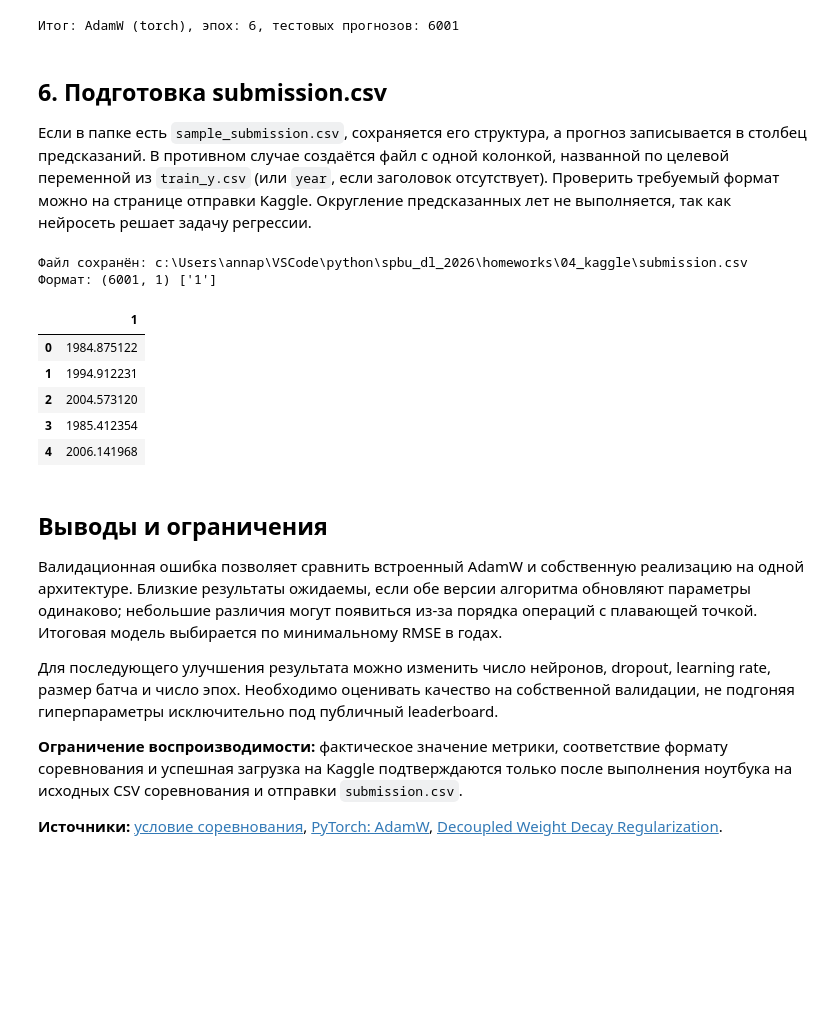
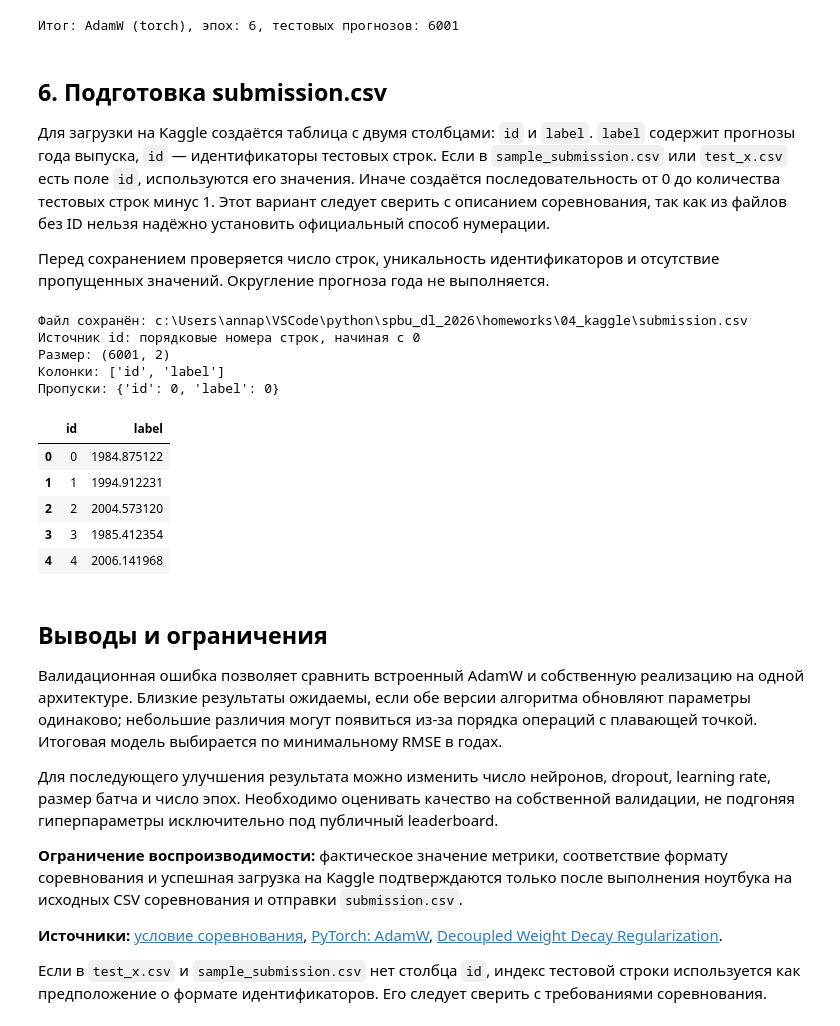
Before and after one commit to akpchelkova/spbu_dl_2026, a Jupyter notebook: homeworks/04_kaggle/04_kaggle.ipynb, the cells around one changed output. Saved outputs shown, nothing was run; the diff lists cells and outputs as text; code cells hidden in the pictures; blank space fills up the shorter version.

```diff
--- a/homeworks/04_kaggle/04_kaggle.ipynb
+++ b/homeworks/04_kaggle/04_kaggle.ipynb
@@ -486,37 +486,55 @@ print(f"Итог: {best_name}, эпох: {final_epochs}, тестовых про
 # %% [markdown]
 ## 6. Подготовка submission.csv
 
-Если в папке есть `sample_submission.csv`, сохраняется его структура, а прогноз записывается в столбец предсказаний. В противном случае создаётся файл с одной колонкой, названной по целевой переменной из `train_y.csv` (или `year`, если заголовок отсутствует). Проверить требуемый формат можно на странице отправки Kaggle. Округление предсказанных лет не выполняется, так как нейросеть решает задачу регрессии.
+Для загрузки на Kaggle создаётся таблица с двумя столбцами: `id` и `label`. `label` содержит прогнозы года выпуска, `id` — идентификаторы тестовых строк. Если в `sample_submission.csv` или `test_x.csv` есть поле `id`, используются его значения. Иначе создаётся последовательность от 0 до количества тестовых строк минус 1. Этот вариант следует сверить с описанием соревнования, так как из файлов без ID нельзя надёжно установить официальный способ нумерации.
+
+Перед сохранением проверяется число строк, уникальность идентификаторов и отсутствие пропущенных значений. Округление прогноза года не выполняется.
 # %%
-if sample_submission is not None:
-    submission = sample_submission.copy()
-    submission[PREDICTION] = test_predictions
+
+predictions = np.asarray(test_predictions, dtype=np.float64).reshape(-1)
+
+if sample_submission is not None and "id" in sample_submission.columns:
+    ids = sample_submission["id"].to_numpy()
+    id_source = "sample_submission.csv"
+elif "id" in test_frame.columns:
+    ids = test_frame["id"].to_numpy()
+    id_source = "test_x.csv"
 else:
-    submission = pd.DataFrame({PREDICTION: test_predictions})
-    if SUBMISSION_ID_COLUMN is not None:
-        if SUBMISSION_ID_COLUMN not in train_x_frame.columns and SUBMISSION_ID_COLUMN not in test_x_frame.columns:
-            raise ValueError(f"ID-столбец {SUBMISSION_ID_COLUMN!r} не найден в тестовых данных")
-        original_test = discard_exported_index(read_competition_csv(DATA_DIR / "test_x.csv"))
-        if SUBMISSION_ID_COLUMN not in original_test.columns:
-            raise ValueError(f"ID-столбец {SUBMISSION_ID_COLUMN!r} не найден в test_x.csv")
-        submission.insert(0, SUBMISSION_ID_COLUMN, original_test[SUBMISSION_ID_COLUMN].to_numpy())
+    ids = np.arange(len(predictions), dtype=np.int64)
+    id_source = "порядковые номера строк, начиная с 0"
 
-assert len(submission) == len(test_frame)
-assert np.isfinite(submission[PREDICTION].to_numpy(dtype=float)).all()
+submission = pd.DataFrame({
+    "id": ids,
+    "label": predictions
+})
+
+assert len(submission) == len(test_frame), "Число прогнозов не совпадает с числом тестовых строк"
+assert submission["id"].notna().all(), "Найдены пустые id"
+assert submission["id"].is_unique, "ID должны быть уникальными"
+assert np.isfinite(submission["label"].to_numpy()).all(), "Есть пустые или некорректные предсказания"
+
 SUBMISSION_PATH = DATA_DIR.parent / "submission.csv"
 submission.to_csv(SUBMISSION_PATH, index=False)
+
 print("Файл сохранён:", SUBMISSION_PATH)
-print("Формат:", submission.shape, list(submission.columns))
+print("Источник id:", id_source)
+print("Размер:", submission.shape)
+print("Колонки:", submission.columns.tolist())
+print("Пропуски:", submission.isna().sum().to_dict())
+
 display(submission.head(5))
 # %% [output]
 Файл сохранён: c:\Users\annap\VSCode\python\spbu_dl_2026\homeworks\04_kaggle\submission.csv
-Формат: (6001, 1) ['1']
+Источник id: порядковые номера строк, начиная с 0
+Размер: (6001, 2)
+Колонки: ['id', 'label']
+Пропуски: {'id': 0, 'label': 0}
-|  | 1 |
-| 0 | 1984.875122 |
-| 1 | 1994.912231 |
-| 2 | 2004.573120 |
-| 3 | 1985.412354 |
-| 4 | 2006.141968 |
+|  | id | label |
+| 0 | 0 | 1984.875122 |
+| 1 | 1 | 1994.912231 |
+| 2 | 2 | 2004.573120 |
+| 3 | 3 | 1985.412354 |
+| 4 | 4 | 2006.141968 |
 # %% [markdown]
 ## Выводы и ограничения
 
@@ -527,3 +545,5 @@ display(submission.head(5))
 **Ограничение воспроизводимости:** фактическое значение метрики, соответствие формату соревнования и успешная загрузка на Kaggle подтверждаются только после выполнения ноутбука на исходных CSV соревнования и отправки `submission.csv`.
 
 **Источники:** [условие соревнования](https://www.kaggle.com/t/dace4caa40384c86a9879217eaccab42), [PyTorch: AdamW](https://pytorch.org/docs/stable/generated/torch.optim.AdamW.html), [Decoupled Weight Decay Regularization](https://arxiv.org/abs/1711.05101).
+
+Если в `test_x.csv` и `sample_submission.csv` нет столбца `id`, индекс тестовой строки используется как предположение о формате идентификаторов. Его следует сверить с требованиями соревнования.
```
Also changed, not shown: 1 other file.
